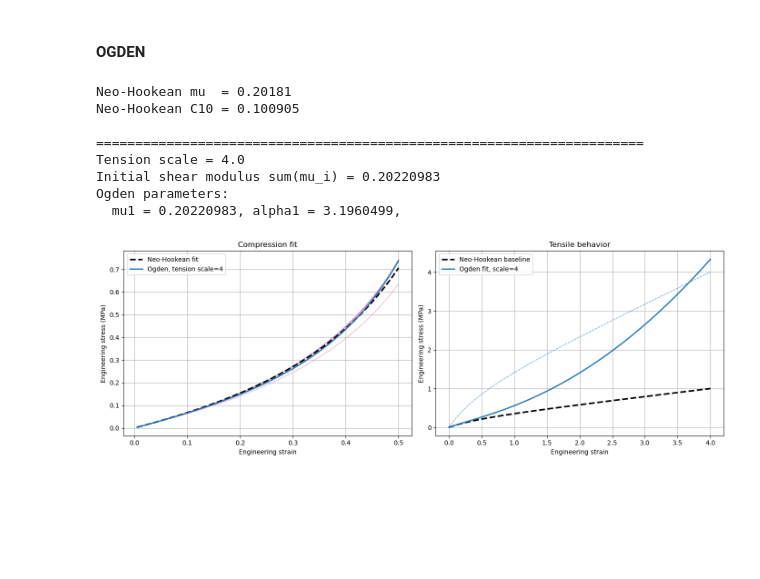
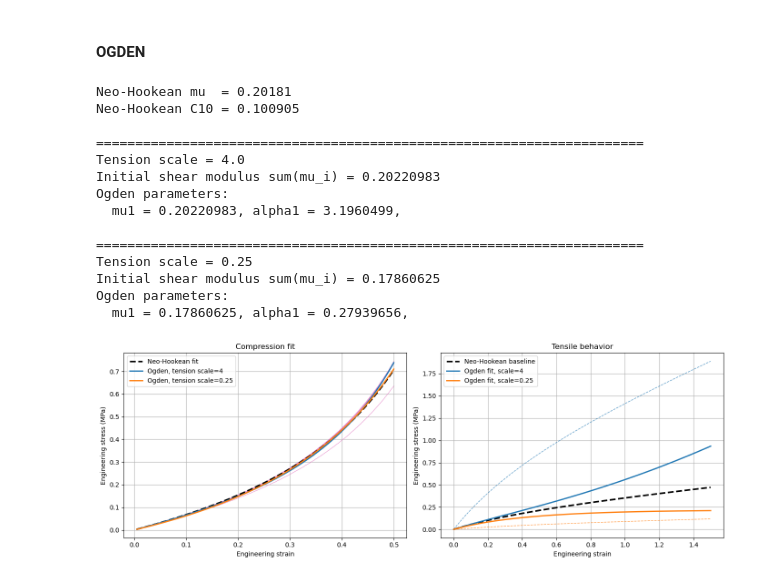
Before and after one commit to MattyOram/phd, a Jupyter notebook: WorkPackages/TMCJ-Contact/notebooks/feaAnalysis/sensitivityStudy/plan-box.ipynb, the cells around one changed output. Saved outputs shown, nothing was run; the diff lists cells and outputs as text; code cells hidden in the pictures; blank space fills up the shorter version.

Commit message:
more runs with better tension/compression behaviour

```diff
--- a/WorkPackages/TMCJ-Contact/notebooks/feaAnalysis/sensitivityStudy/plan-box.ipynb
+++ b/WorkPackages/TMCJ-Contact/notebooks/feaAnalysis/sensitivityStudy/plan-box.ipynb
@@ -140,10 +155,6 @@ df = pd.concat(e50).sort_values(['orient', 'sample', 'repeat', 'time'], ascendin
 group_cols = ["orient", "sample", "repeat"]
 
 df_fit = df.copy()
-
-# Remove impossible or problematic points
-df_fit = df_fit[df_fit["strain"] >= 0].copy()
-df_fit = df_fit[df_fit["strain"] < 1.0].copy()   # lambda must stay positive
 
 # Zero stress separately for each test curve
 df_fit["stress_zeroed"] = (
@@ -173,7 +184,7 @@ y = df_fit["stress_zeroed"].to_numpy()
 mu = np.sum(x * y) / np.sum(x**2)
 C10 = mu / 2
 
-nu = 0.49 # poisson's ratio
+nu = 0.45 # poisson's ratio
 K = 2 * mu * (1 + nu) / (3 * (1 - 2 * nu))
 D1 = 2 / K
 
@@ -191,7 +202,7 @@ lambda_curve = 1.0 - strain_curve
 for m in [0.17, 0.195, 0.22]:
     stress_curve = m * (lambda_curve**(-2) - lambda_curve)
     # Neo-Hookean curve
-    ax.plot(strain_curve, stress_curve, color="black", linewidth=1.5, label=f"Neo-Hookean fit, C10 = {m/2:.4g}")
+    ax.plot(strain_curve, stress_curve, linewidth=1.5, label=f"Neo-Hookean fit, C10 = {m/2:.4g}")
 
 # Raw data
 for name, g in df_fit.groupby(group_cols):
@@ -231,7 +242,7 @@ N_OGDEN = 1
 
 tension_strain_max = 0.50
 n_tension_points = 250
-tension_scales = [4.0]
+tension_scales = [4.0, 0.25]
 
 compression_weight = 5.0
 tension_weight = 1.0
@@ -369,7 +380,7 @@ for scale in tension_scales:
 # ============================================================
 
 eps_c_plot = np.linspace(compression_strain_min, compression_strain_max, 300)
-eps_t_plot = np.linspace(0.0, 4, 300)
+eps_t_plot = np.linspace(0.0, 1.5, 300)
 
 neo_c_plot = mu_NH * ((1.0 - eps_c_plot) ** -2.0 - (1.0 - eps_c_plot))
 neo_t_plot = mu_NH * ((1.0 + eps_t_plot) - (1.0 + eps_t_plot) ** -2.0)
@@ -394,31 +405,37 @@ for i, res in enumerate(fit_results):
     ax[1].plot(
         eps_t_plot,
         scale * mu_NH * ((1.0 + eps_t_plot) - (1.0 + eps_t_plot) ** -2.0),
         linestyle="--",
         linewidth=1,
         alpha=0.7,
         c=f'C{i}'
     )
 
 # Formatting
 ax[0].set_title("Compression fit")
 ax[1].set_title("Tensile behavior")
 
 for ax_i in ax:
     ax_i.set_xlabel("Engineering strain")
     ax_i.set_ylabel("Engineering stress (MPa)")
     ax_i.grid(True)
     ax_i.legend()
 
 fig.tight_layout()
 plt.show()
 # %% [output]
 Neo-Hookean mu  = 0.20181
 Neo-Hookean C10 = 0.100905
 
 ======================================================================
 Tension scale = 4.0
 Initial shear modulus sum(mu_i) = 0.20220983
 Ogden parameters:
   mu1 = 0.20220983, alpha1 = 3.1960499,
+
+======================================================================
+Tension scale = 0.25
+Initial shear modulus sum(mu_i) = 0.17860625
+Ogden parameters:
+  mu1 = 0.17860625, alpha1 = 0.27939656,
-[figure, old version]
+[figure, new version]
```
Also changed, not shown: parts of 9 cells of this notebook, 3 other files.
